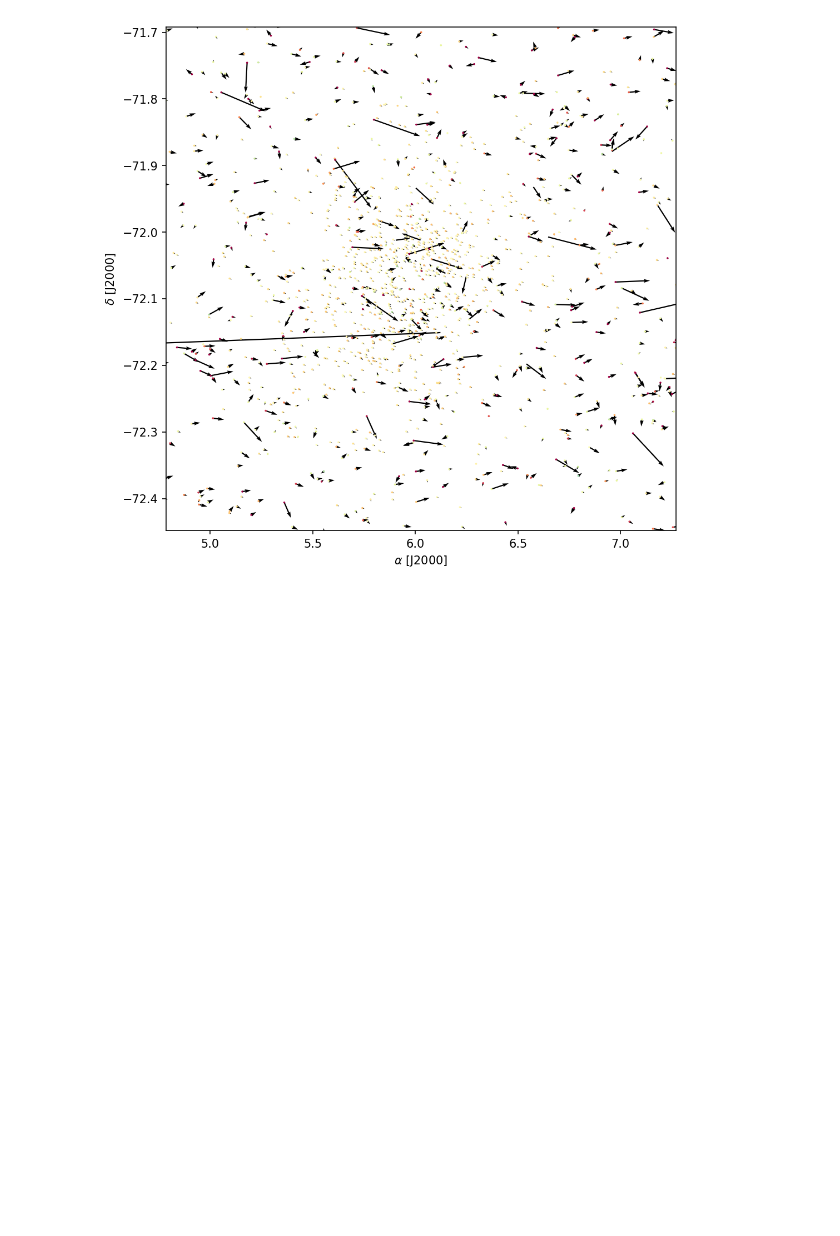
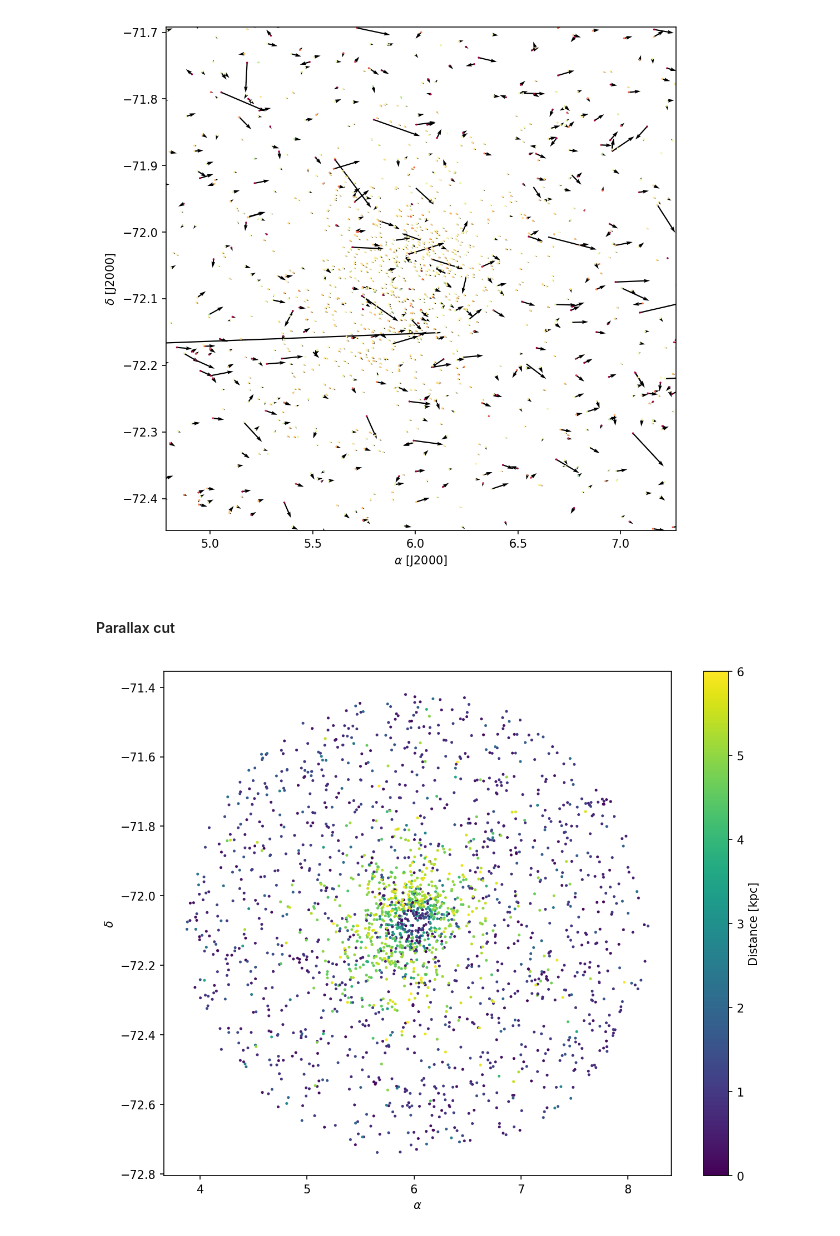
Before and after one commit to rutgers-physics-ml/gaia-dr2-hack, a Jupyter notebook: notebook/Explorations/Selecting globular clusters.ipynb, the cells around one changed output. Cells and saved outputs as stored; diff of their text form; code cells hidden in the pictures; blank space fills up the shorter version.

Commit message:
show that globular clusters may be too tricky

```diff
--- a/notebook/Explorations/Selecting globular clusters.ipynb
+++ b/notebook/Explorations/Selecting globular clusters.ipynb
@@ -140,3 +143,18 @@ ax.set_ylim(*np.percentile(df_cut.dec, [10, 90]))
 plt.show()
 # %% [output]
 [figure]
+# %% [markdown]
+#### Parallax cut
+# %%
+fig = plt.figure(figsize=(10, 8), dpi=150)
+ax = fig.add_subplot(111)
+im = ax.scatter(df_cut.ra, df_cut.dec, c=1 / df_cut.parallax, s=2., cmap=plt.cm.viridis, vmin=0, vmax=6)
+cbar = fig.colorbar(im)
+cbar.set_label('Distance [kpc]')
+
+ax.set_xlabel(r'$\alpha$')
+ax.set_ylabel(r'$\delta$')
+ax.set_aspect(1. / np.cos(np.deg2rad(df.dec.mean())))
+plt.show()
+# %% [output]
+[figure, added]
```
Also changed, not shown: parts of 4 cells of this notebook, 1 other file.
